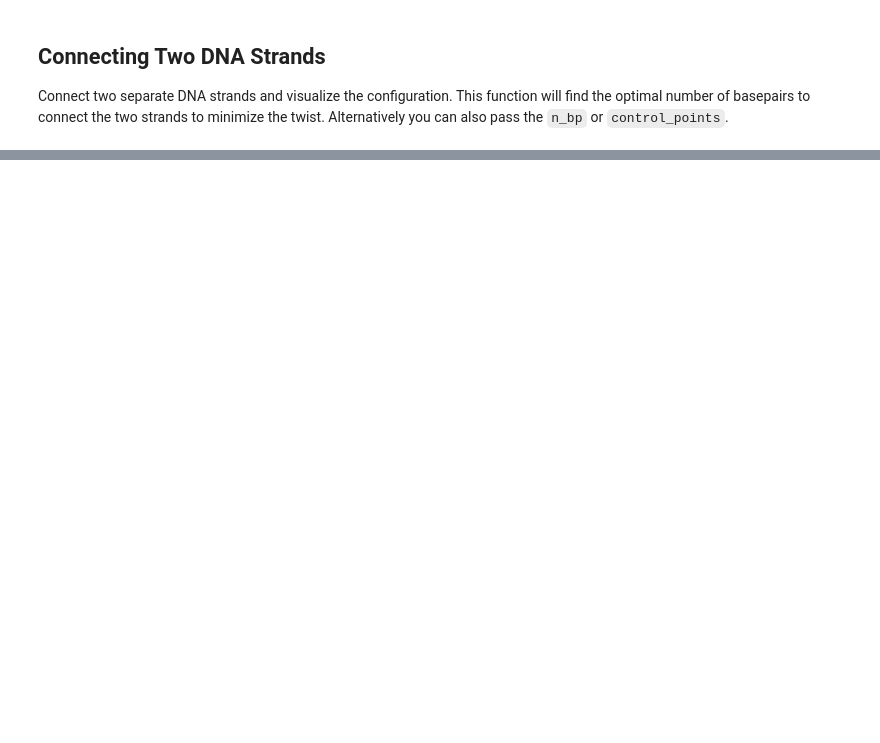
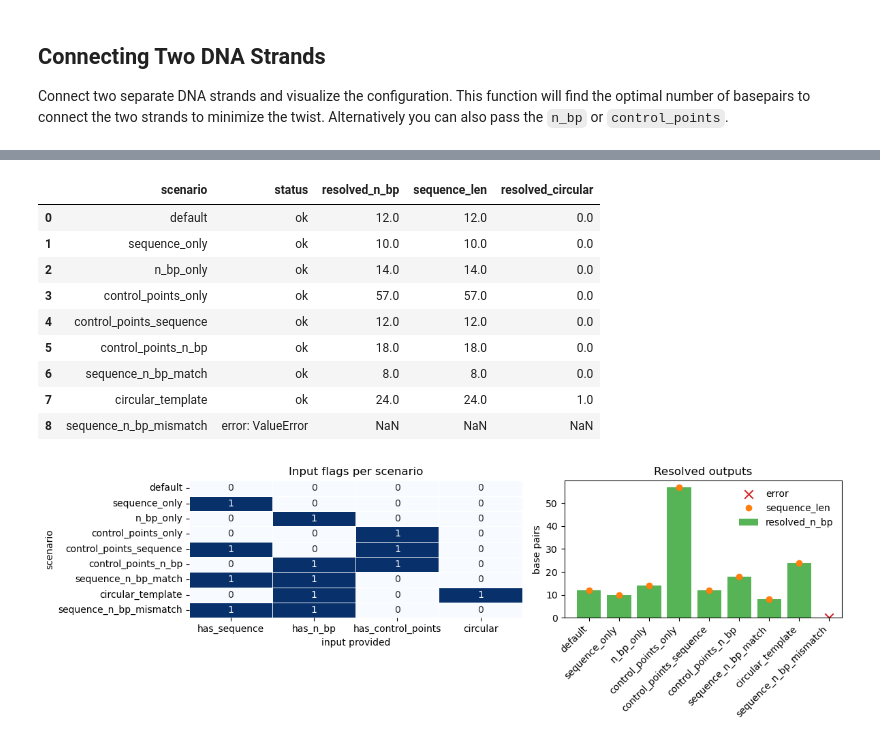
Before and after one commit to Heezch/mdna, a Jupyter notebook: examples/0_structure_tutorial.ipynb, the cells around one changed output, grey strips where cells are left out. Saved outputs shown, nothing was run; the diff lists cells and outputs as text; code cells hidden in the pictures; blank space fills up the shorter version.

```diff
--- a/examples/0_structure_tutorial.ipynb
+++ b/examples/0_structure_tutorial.ipynb
@@ -274,0 +382,53 @@ Frames:  (72, 1, 4, 3)
+# %%
+# Visualize inputs -> outcomes for make() scenarios
+input_cols = ['has_sequence', 'has_n_bp', 'has_control_points', 'circular']
+
+fig, axes = plt.subplots(1, 2, figsize=(12, 4), gridspec_kw={'width_ratios': [1.2, 1]})
+
+# Left: input decision matrix
+sns.heatmap(
+    decision_df[input_cols],
+    ax=axes[0],
+    cmap='Blues',
+    cbar=False,
+    linewidths=0.5,
+    linecolor='white',
+    annot=True,
+    fmt='.0f',
+    yticklabels=decision_df['scenario']
+ )
+axes[0].set_title('Input flags per scenario')
+axes[0].set_xlabel('input provided')
+axes[0].set_ylabel('scenario')
+
+# Right: resolved size and status
+resolved = decision_df.copy()
+ok_mask = resolved['status'].eq('ok')
+x = np.arange(len(resolved))
+
+axes[1].bar(x[ok_mask], resolved.loc[ok_mask, 'resolved_n_bp'], color='tab:green', alpha=0.8, label='resolved_n_bp')
+if (~ok_mask).any():
+    axes[1].scatter(x[~ok_mask], np.zeros((~ok_mask).sum()), color='tab:red', marker='x', s=80, label='error')
+
+axes[1].plot(x[ok_mask], resolved.loc[ok_mask, 'sequence_len'], 'o', color='tab:orange', label='sequence_len')
+axes[1].set_xticks(x)
+axes[1].set_xticklabels(resolved['scenario'], rotation=45, ha='right')
+axes[1].set_ylabel('base pairs')
+axes[1].set_title('Resolved outputs')
+axes[1].legend(frameon=False)
+
+fig.tight_layout()
+
+decision_df[['scenario', 'status', 'resolved_n_bp', 'sequence_len', 'resolved_circular']]
+# %% [output]
+|  | scenario | status | resolved_n_bp | sequence_len | resolved_circular |
+| 0 | default | ok | 12.0 | 12.0 | 0.0 |
+| 1 | sequence_only | ok | 10.0 | 10.0 | 0.0 |
+| 2 | n_bp_only | ok | 14.0 | 14.0 | 0.0 |
+| 3 | control_points_only | ok | 57.0 | 57.0 | 0.0 |
+| 4 | control_points_sequence | ok | 12.0 | 12.0 | 0.0 |
+| 5 | control_points_n_bp | ok | 18.0 | 18.0 | 0.0 |
+| 6 | sequence_n_bp_match | ok | 8.0 | 8.0 | 0.0 |
+| 7 | circular_template | ok | 24.0 | 24.0 | 1.0 |
+| 8 | sequence_n_bp_mismatch | error: ValueError | NaN | NaN | NaN |
+[figure, added]
```
Also changed, not shown: parts of 15 cells of this notebook, 14 other files.
